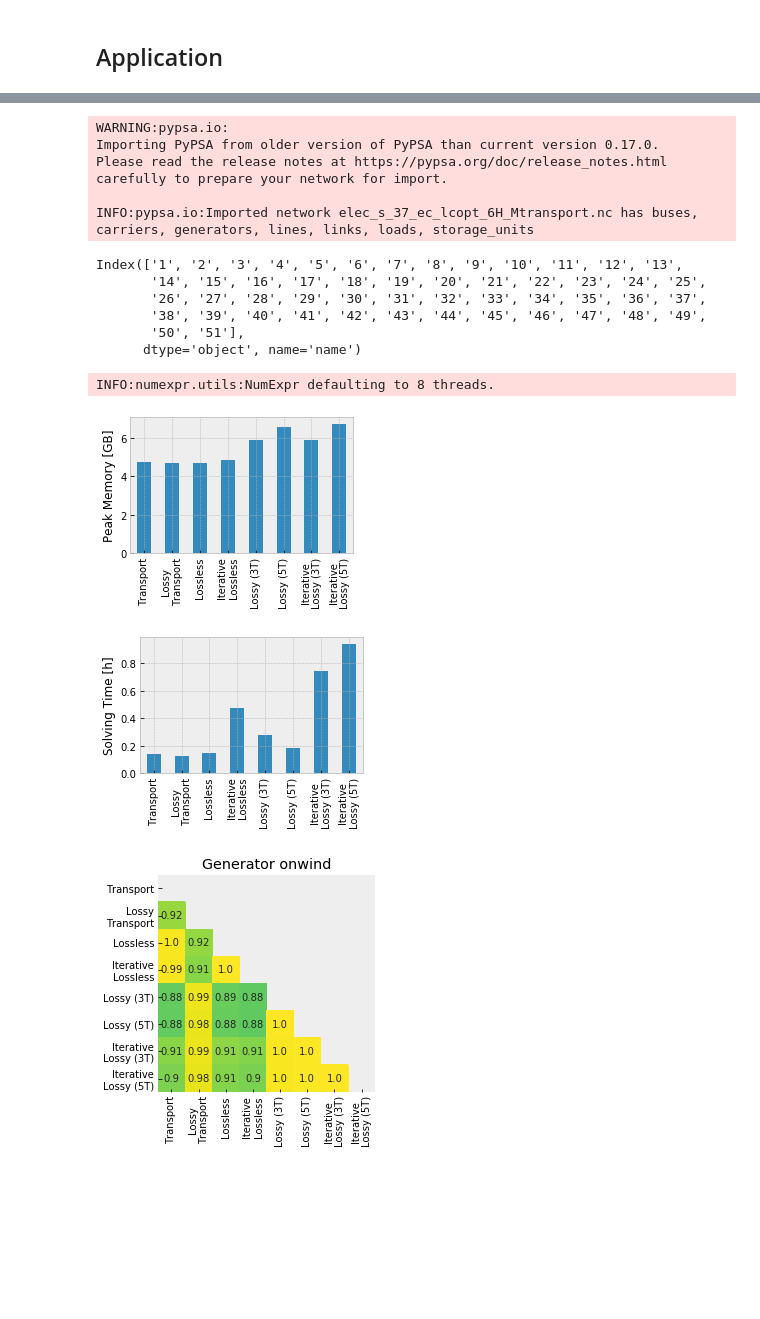
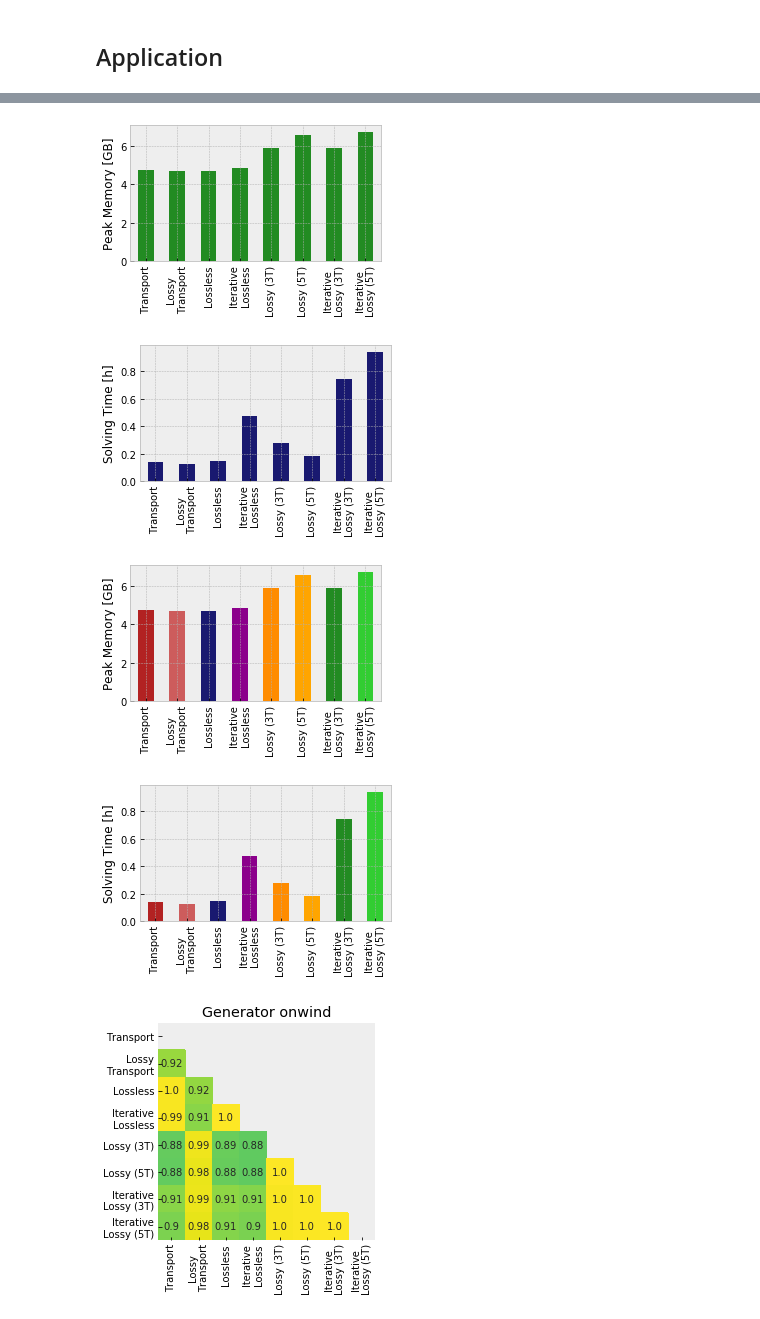
Before and after one commit to fneum/power-flow-models, a Jupyter notebook: plotting.ipynb, the cells around one changed output, grey strips where cells are left out. Drawn from its saved outputs; the diff is of its cells as text; code cells hidden in the pictures; blank space fills up the shorter version.

```diff
--- a/plotting.ipynb
+++ b/plotting.ipynb
@@ -562,16 +562,16 @@ def process_logs(logs):
         df.at["peak_mem", fm] = mem.max() / 1e3 # GB
     return df
 # %%
-def plot_performance(logs, attr, model_names=None, fn=None):
+def plot_performance(logs, attr, model_names=None, colors='forestgreen', fn=None):
 
     df = process_logs(logs)
 
     if model_names is not None:
         df.rename(columns=model_names, inplace=True)
 
-    fig, ax = plt.subplots(figsize=(4,2.5))
+    fig, ax = plt.subplots(figsize=(4.5,2.5))
 
-    df.T[attr].plot.bar(ax=ax)
+    df.T[attr].plot.bar(ax=ax, color=colors)
 
     if attr == "peak_mem":
         plt.ylabel("Peak Memory [GB]")
@@ -609,8 +609,8 @@ fig, ax = plt.subplots(figsize=(30,3))
 # %% [markdown]
 ## Application
 # %%
-#flow_models = ["transport", "lossytransport", "lossless-0", "lossless-3", "lossy-3-0", "lossy-5-0", "lossy-3-3", "lossy-5-3"]
-flow_models = ["transport", "lossytransport"]
+flow_models = ["transport", "lossytransport", "lossless-0", "lossless-3", "lossy-3-0", "lossy-5-0", "lossy-3-3", "lossy-5-3"]
+#flow_models = ["transport", "lossytransport"]
 # %%
 logs = {fm: load_memory(f"logs/elec_s_37_lcopt_6H_M{fm}_memory.log") for fm in flow_models}
 # %%
@@ -648,29 +658,15 @@ INFO:pypsa.io:Imported network elec_s_37_ec_lcopt_6H_Mlossytransport_Sdistribute
-# %%
-n = pypsa.Network("results/networks/elec_s_37_ec_lcopt_6H_Mtransport.nc")
-# %% [output]
-WARNING:pypsa.io:
-Importing PyPSA from older version of PyPSA than current version 0.17.0.
-Please read the release notes at https://pypsa.org/doc/release_notes.html
-carefully to prepare your network for import.
-
-INFO:pypsa.io:Imported network elec_s_37_ec_lcopt_6H_Mtransport.nc has buses, carriers, generators, lines, links, loads, storage_units
-# %%
-n.lines_t.p0.columns
-# %% [output]
-Index(['1', '2', '3', '4', '5', '6', '7', '8', '9', '10', '11', '12', '13',
-       '14', '15', '16', '17', '18', '19', '20', '21', '22', '23', '24', '25',
-       '26', '27', '28', '29', '30', '31', '32', '33', '34', '35', '36', '37',
-       '38', '39', '40', '41', '42', '43', '44', '45', '46', '47', '48', '49',
-       '50', '51'],
-      dtype='object', name='name')
 # %%
 for n in networks.values():
     assign_carriers(n)
     if "lossy" in n.flow_model:
-        n.lines_t.p0 += n.lines_t.loss.where(n.lines_t.p0>0).fillna(0.)
-        n.lines_t.p1 += n.lines_t.loss.where(n.lines_t.p1>0).fillna(0.)
+        n.lines_t["p0l"] = n.lines_t.p0 + n.lines_t.loss.where(n.lines_t.p0>0).fillna(0.)
+        n.lines_t["p1l"] = n.lines_t.p1 + n.lines_t.loss.where(n.lines_t.p1>0).fillna(0.)
+        n.lines_t["loading"] = n.lines_t.p0 + n.lines_t.loss.where(n.lines_t.p0>0).fillna(0.) - n.lines_t.loss.where(n.lines_t.p0<0).fillna(0.)
+    else:
+        n.lines_t["loading"] = n.lines_t.p0
+
+for npf in networks_pf.values():
+    npf.lines_t["loading"] = npf.lines_t.p0.where(npf.lines_t.p0>0).fillna(0.) - npf.lines_t.p1.where(npf.lines_t.p1>0).fillna(0.)
-# %% [output]
-INFO:numexpr.utils:NumExpr defaulting to 8 threads.
 # %%
 model_names = {
     "transport": "Transport",
@@ -687,11 +683,17 @@ d = "summary/"
 # %%
 csvargs = {"float_format": "%.3f"}
 # %%
-plot_performance(logs, 'peak_mem', model_names, f"{d}memory.pdf")
-plot_performance(logs, 'time', model_names, f"{d}time.pdf")
+plot_performance(logs, 'peak_mem', model_names, colors="forestgreen", fn=f"{d}memory.pdf")
+plot_performance(logs, 'time', model_names, colors="midnightblue", fn=f"{d}time.pdf")
+
+c = ['firebrick', 'indianred', 'midnightblue', 'darkmagenta', "darkorange", "orange", "forestgreen", "limegreen"]
+plot_performance(logs, 'peak_mem', model_names, colors=c, fn=f"{d}memory-c.pdf")
+plot_performance(logs, 'time', model_names, colors=c, fn=f"{d}time-c.pdf")
 # %% [output]
-[figure, old version]
+[figure, new version]
-[figure, old version]
+[figure, new version]
+[figure, added]
+[figure, added]
 # %%
 groups = {
     "Generator": ["onwind", "offwind-ac", "offwind-dc", "solar"],
```
Also changed, not shown: parts of 8 cells of this notebook.
